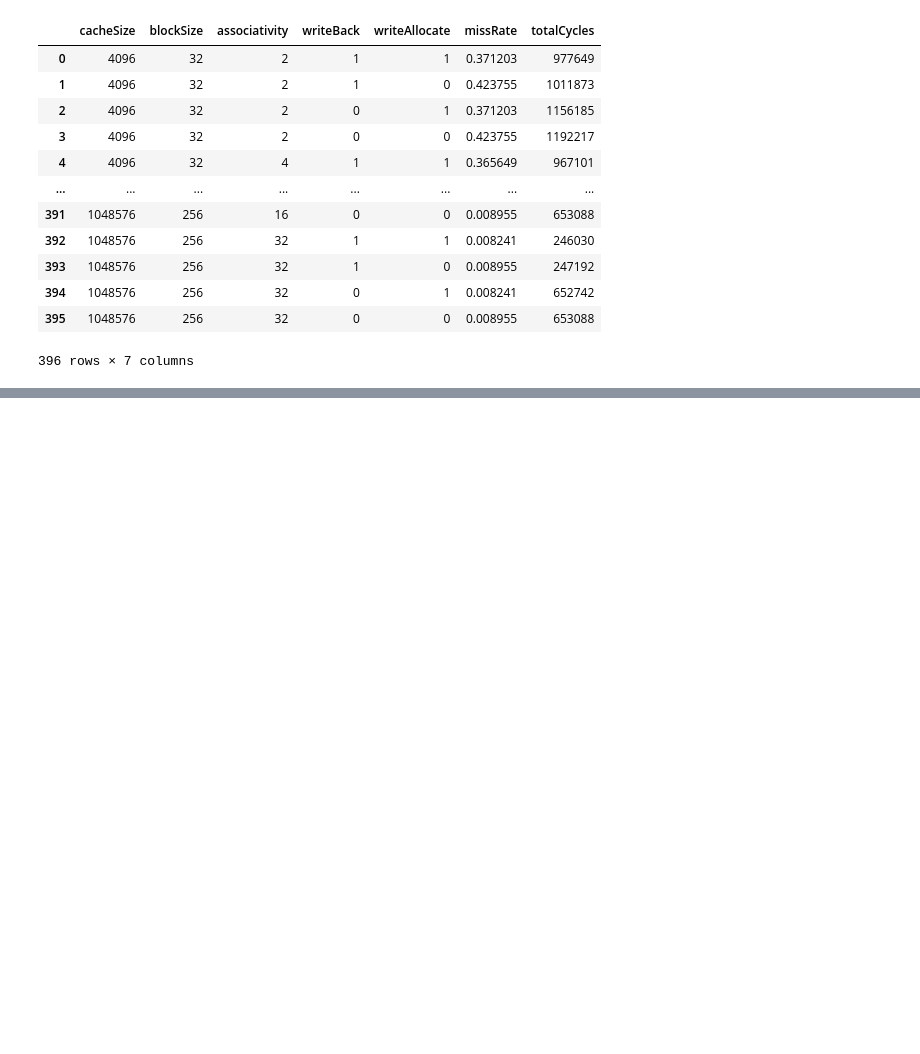
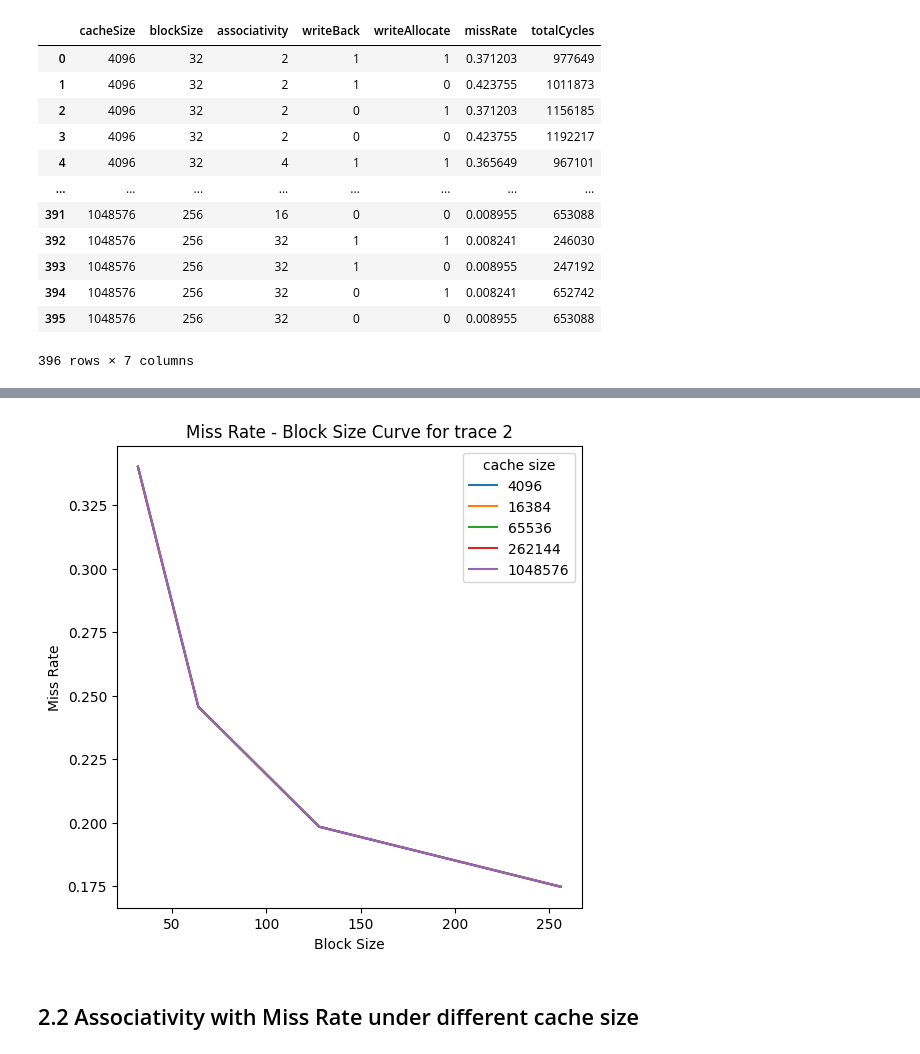
Before and after one commit to SP4595/CSC3050-project-3, a Jupyter notebook: analysis/analysis.ipynb, the cells around one changed output, grey strips where cells are left out. Saved outputs shown, nothing was run; the diff lists cells and outputs as text; code cells hidden in the pictures; blank space fills up the shorter version.

```diff
--- a/analysis/analysis.ipynb
+++ b/analysis/analysis.ipynb
@@ -58,0 +102,6 @@ trace2
+# %%
+plot_curve("Miss Rate - Block Size Curve for trace 2", "Block Size", "Miss Rate", trace_2_list, cache_size_list)
+# %% [output]
+[figure, added]
+# %% [markdown]
+## 2.2 Associativity with Miss Rate under different cache size
```
Also changed, not shown: parts of 11 cells of this notebook, 16 other files.
